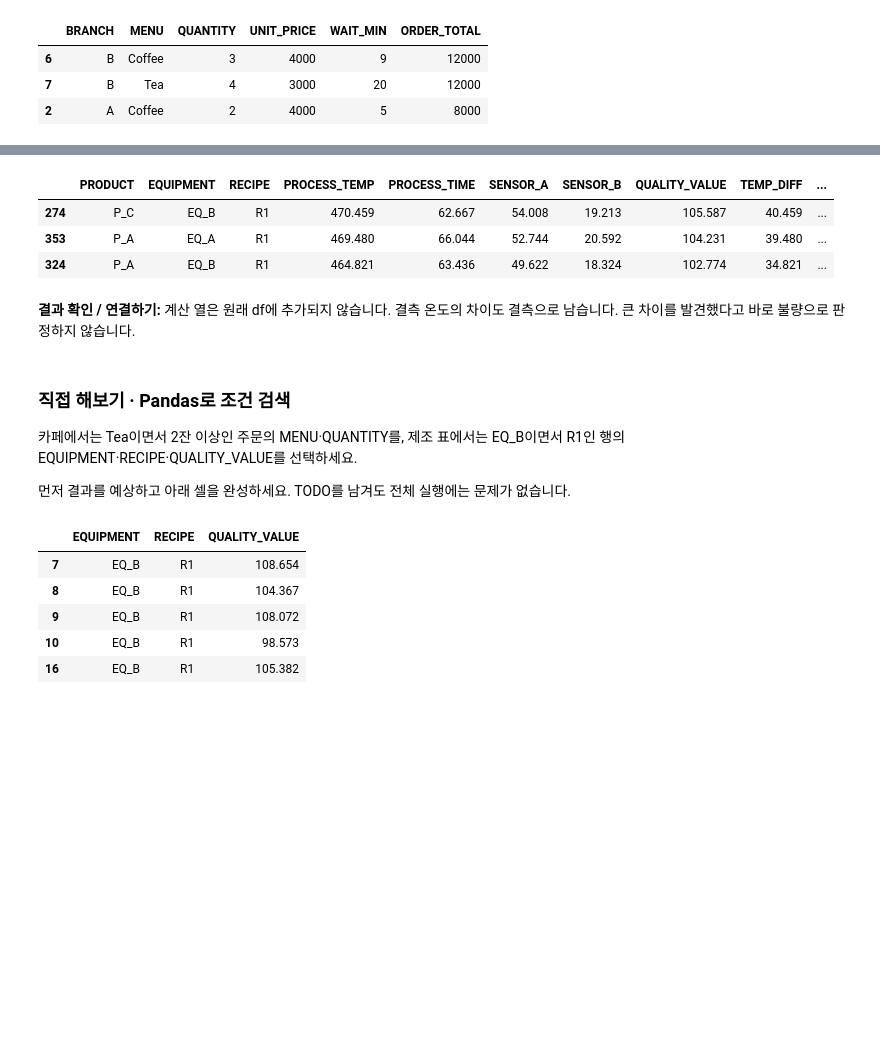
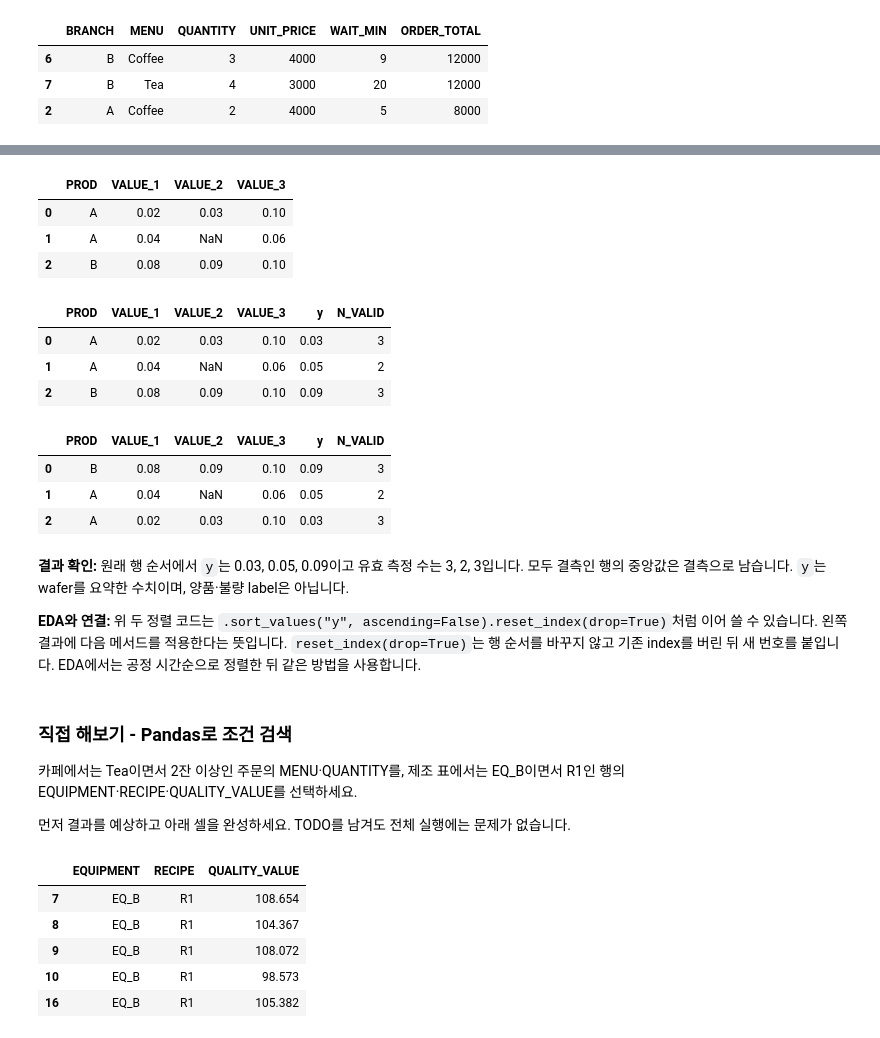
Before and after one commit to hayeong-code/hynix-ITAP, a Jupyter notebook: week1/01_Basic_Background/01_Python_Basics.ipynb, the cells around one changed output, grey strips where cells are left out. Saved outputs shown, nothing was run; the diff lists cells and outputs as text; code cells hidden in the pictures; blank space fills up the shorter version.

```diff
--- a/week1/01_Basic_Background/01_Python_Basics.ipynb
+++ b/week1/01_Basic_Background/01_Python_Basics.ipynb
@@ -1081,17 +1104,43 @@ display(cafe_analysis.sort_values("ORDER_TOTAL", ascending=False).head(3))
 # %%
-process_analysis = df.copy()
-process_analysis["TEMP_DIFF"] = process_analysis["PROCESS_TEMP"] - 430.0
-process_analysis["ABS_TEMP_DIFF"] = process_analysis["TEMP_DIFF"].abs() # absolute value of the temperature difference
-display(process_analysis.sort_values("ABS_TEMP_DIFF", ascending=False).head(3))
+wafer_df = pd.DataFrame({
+    "PROD": ["A", "A", "B"],
+    "VALUE_1": [0.02, 0.04, 0.08],
+    "VALUE_2": [0.03, np.nan, 0.09],
+    "VALUE_3": [0.10, 0.06, 0.10],
+})
+
+wafer_df
 # %% [output]
-|  | PRODUCT | EQUIPMENT | RECIPE | PROCESS_TEMP | PROCESS_TIME | SENSOR_A | SENSOR_B | QUALITY_VALUE | TEMP_DIFF | ... |
-| 274 | P_C | EQ_B | R1 | 470.459 | 62.667 | 54.008 | 19.213 | 105.587 | 40.459 | ... |
-| 353 | P_A | EQ_A | R1 | 469.480 | 66.044 | 52.744 | 20.592 | 104.231 | 39.480 | ... |
-| 324 | P_A | EQ_B | R1 | 464.821 | 63.436 | 49.622 | 18.324 | 102.774 | 34.821 | ... |
+|  | PROD | VALUE_1 | VALUE_2 | VALUE_3 |
+| 0 | A | 0.02 | 0.03 | 0.10 |
+| 1 | A | 0.04 | NaN | 0.06 |
+| 2 | B | 0.08 | 0.09 | 0.10 |
+# %%
+y_cols = ["VALUE_1", "VALUE_2", "VALUE_3"]
+wafer_analysis = wafer_df.copy()
+wafer_analysis["y"] = wafer_analysis[y_cols].median(axis=1)
+wafer_analysis["N_VALID"] = wafer_analysis[y_cols].count(axis=1) # nan값은 count하지 않음
+wafer_analysis
+# %% [output]
+|  | PROD | VALUE_1 | VALUE_2 | VALUE_3 | y | N_VALID |
+| 0 | A | 0.02 | 0.03 | 0.10 | 0.03 | 3 |
+| 1 | A | 0.04 | NaN | 0.06 | 0.05 | 2 |
+| 2 | B | 0.08 | 0.09 | 0.10 | 0.09 | 3 |
+# %%
+wafer_sorted = wafer_analysis.sort_values("y", ascending=False) # 먼저 y가 큰 순서로 정렬
+wafer_sorted = wafer_sorted.reset_index(drop=True) # 그 결과의 index를 0부터 다시 붙임
+wafer_sorted
+# %% [output]
+|  | PROD | VALUE_1 | VALUE_2 | VALUE_3 | y | N_VALID |
+| 0 | B | 0.08 | 0.09 | 0.10 | 0.09 | 3 |
+| 1 | A | 0.04 | NaN | 0.06 | 0.05 | 2 |
+| 2 | A | 0.02 | 0.03 | 0.10 | 0.03 | 3 |
 # %% [markdown]
-**결과 확인 / 연결하기:** 계산 열은 원래 df에 추가되지 않습니다. 결측 온도의 차이도 결측으로 남습니다. 큰 차이를 발견했다고 바로 불량으로 판정하지 않습니다.
+**결과 확인:** 원래 행 순서에서 `y`는 0.03, 0.05, 0.09이고 유효 측정 수는 3, 2, 3입니다. 모두 결측인 행의 중앙값은 결측으로 남습니다. `y`는 wafer를 요약한 수치이며, 양품·불량 label은 아닙니다.
+
+**EDA와 연결:** 위 두 정렬 코드는 `.sort_values("y", ascending=False).reset_index(drop=True)`처럼 이어 쓸 수 있습니다. 왼쪽 결과에 다음 메서드를 적용한다는 뜻입니다. `reset_index(drop=True)`는 행 순서를 바꾸지 않고 기존 index를 버린 뒤 새 번호를 붙입니다. EDA에서는 공정 시간순으로 정렬한 뒤 같은 방법을 사용합니다.
 # %% [markdown]
-### 직접 해보기 · Pandas로 조건 검색
+### 직접 해보기 - Pandas로 조건 검색
 
 카페에서는 Tea이면서 2잔 이상인 주문의 MENU·QUANTITY를, 제조 표에서는 EQ_B이면서 R1인 행의 EQUIPMENT·RECIPE·QUALITY_VALUE를 선택하세요.
 
```
Also changed, not shown: parts of 42 cells of this notebook, 1 other file.
